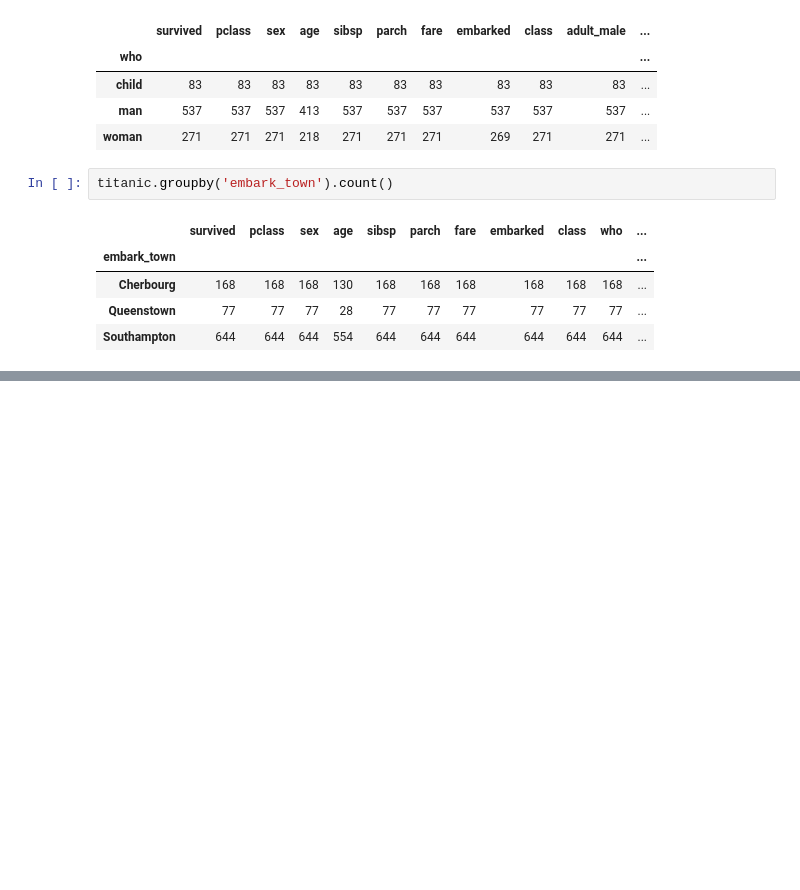
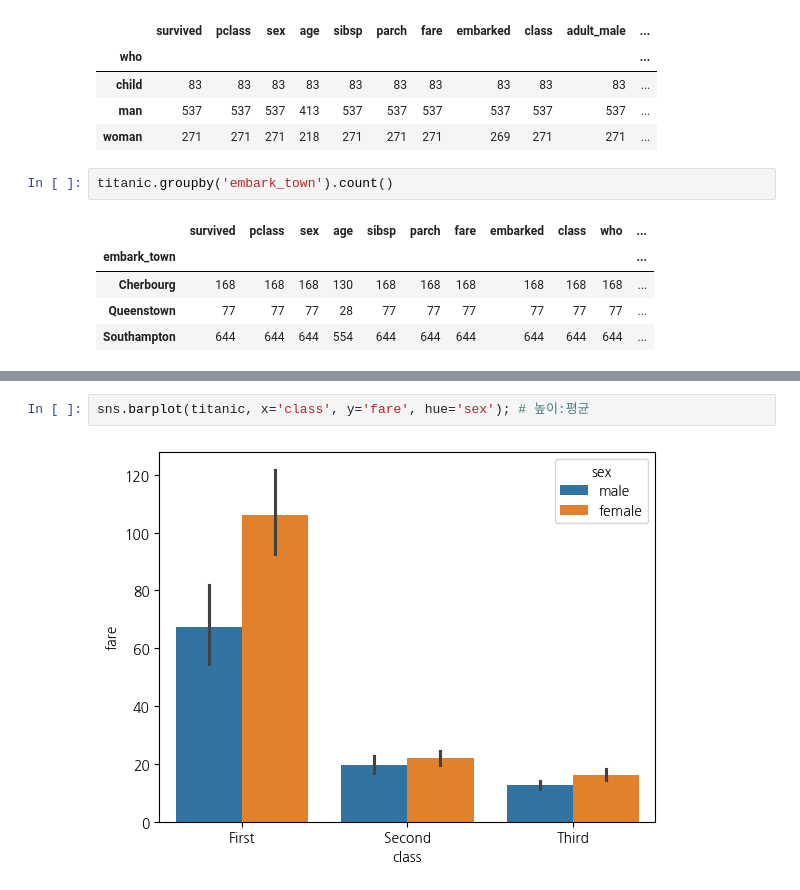
Before and after one commit to syejin2004/2024-1-my-BDA, a Jupyter notebook: inclass/02w_0319_tue_dataframe_basic.ipynb, the cells around one changed output, grey strips where cells are left out. Saved outputs shown, nothing was run; the diff lists cells and outputs as text; blank space fills up the shorter version.

```diff
--- a/inclass/02w_0319_tue_dataframe_basic.ipynb
+++ b/inclass/02w_0319_tue_dataframe_basic.ipynb
@@ -285,0 +316,4 @@ titanic.groupby('embark_town').count()
+# %%
+sns.barplot(titanic, x='class', y='fare', hue='sex'); # 높이:평균
+# %% [output]
+[figure, added]
```
Also changed, not shown: parts of 56 cells of this notebook.
